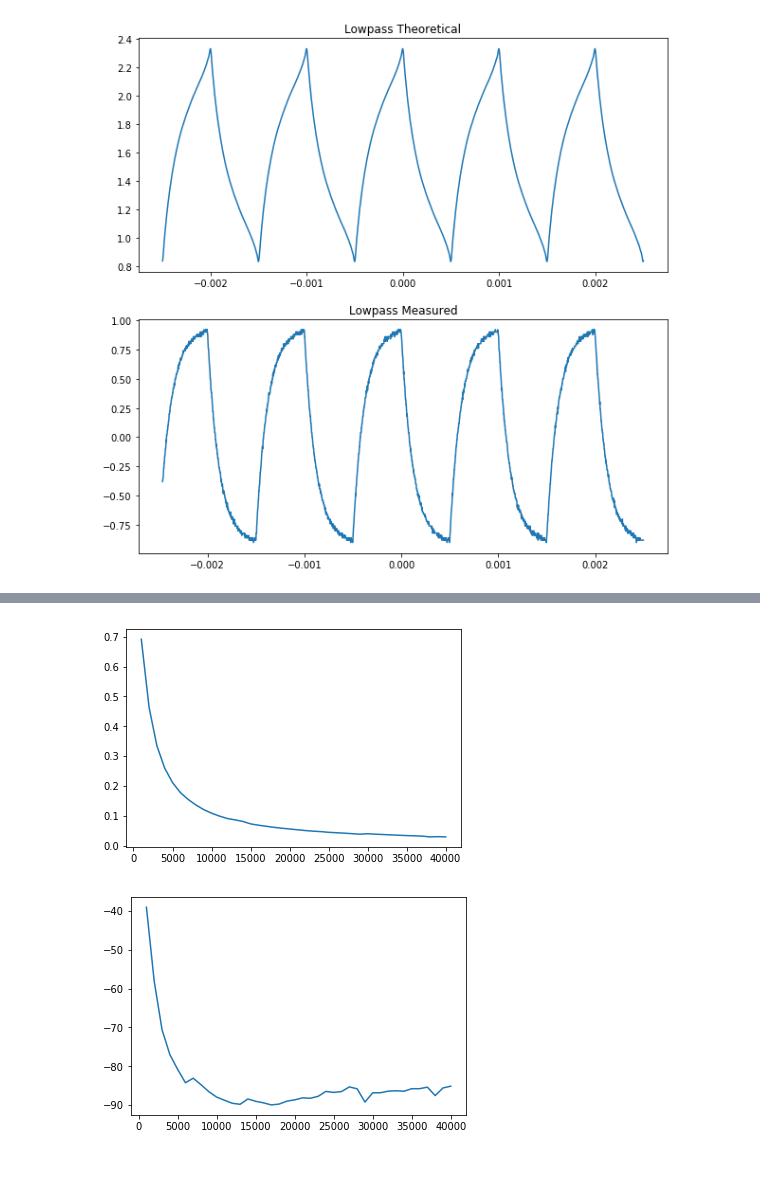
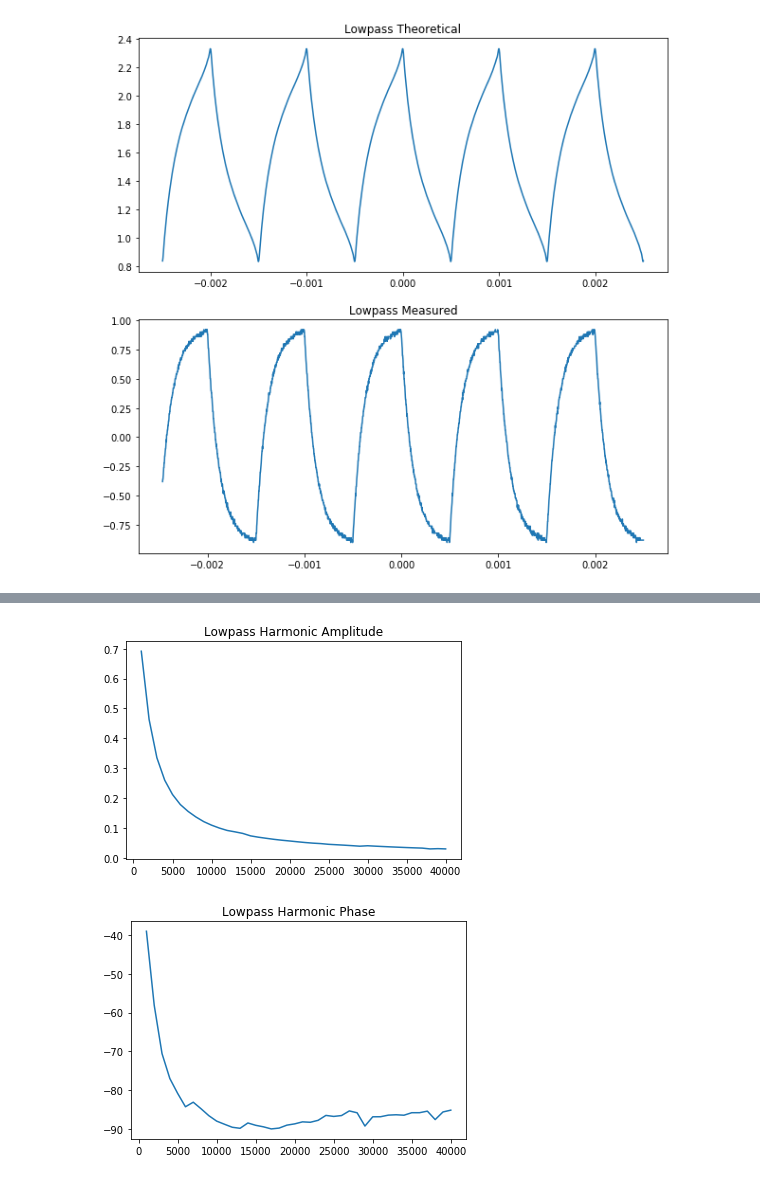
Before and after one commit to farice/PHY365L-Neural-Circuits, a Jupyter notebook: Experiments/Electronics-3_2/Electronics - 3.2.ipynb, the cells around one changed output, grey strips where cells are left out. Saved outputs shown, nothing was run; the diff lists cells and outputs as text; code cells hidden in the pictures.

```diff
--- a/Experiments/Electronics-3_2/Electronics - 3.2.ipynb
+++ b/Experiments/Electronics-3_2/Electronics - 3.2.ipynb
@@ -144,12 +255,13 @@ plt.show()
 # %%
 plt.figure()
+plt.title('Lowpass Harmonic Amplitude')
 plt.plot(lowpass_harmonic[:, 0], lowpass_harmonic[:, 1])
+
+plt.figure()
+plt.title('Lowpass Harmonic Phase')
+plt.plot(lowpass_harmonic[:, 0], lowpass_harmonic[:, 2])
+
 plt.show()
 # %% [output]
-[figure, old version]
+[figure, new version]
+[figure, added]
-# %%
-plt.figure()
-plt.plot(lowpass_harmonic[:, 0], lowpass_harmonic[:, 2])
-plt.show()
-# %% [output]
-[figure, removed]
```
Also changed, not shown: parts of 12 cells of this notebook, 4 other files.
